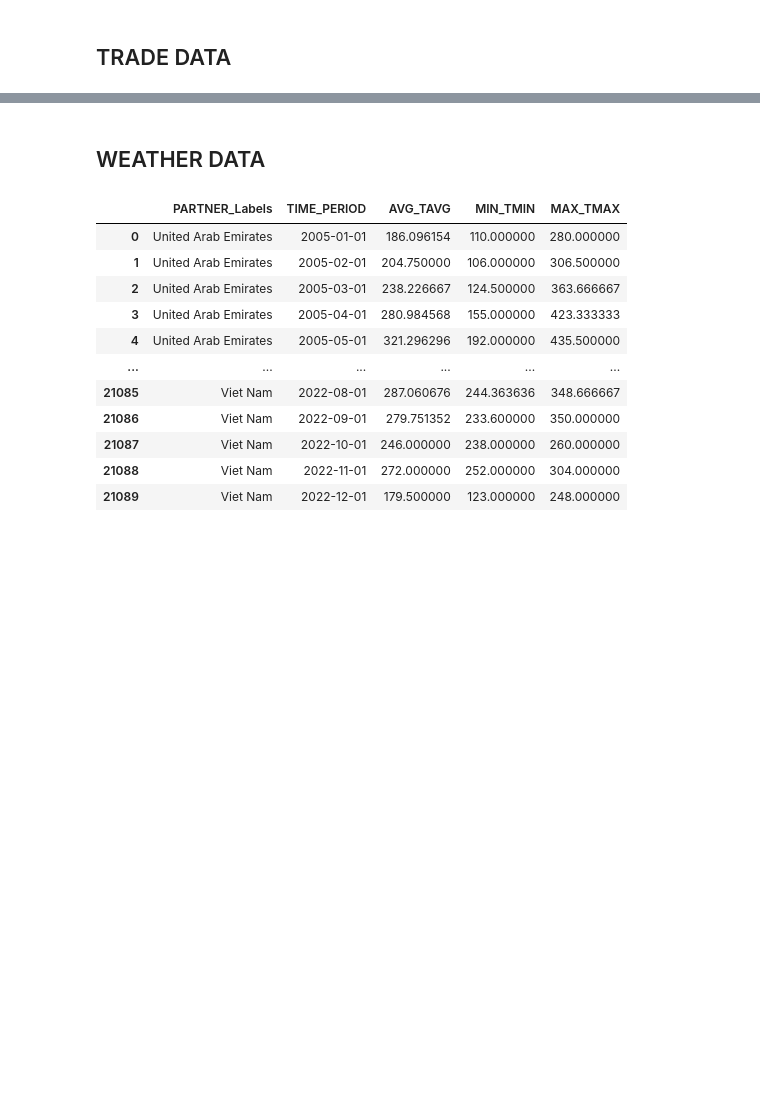
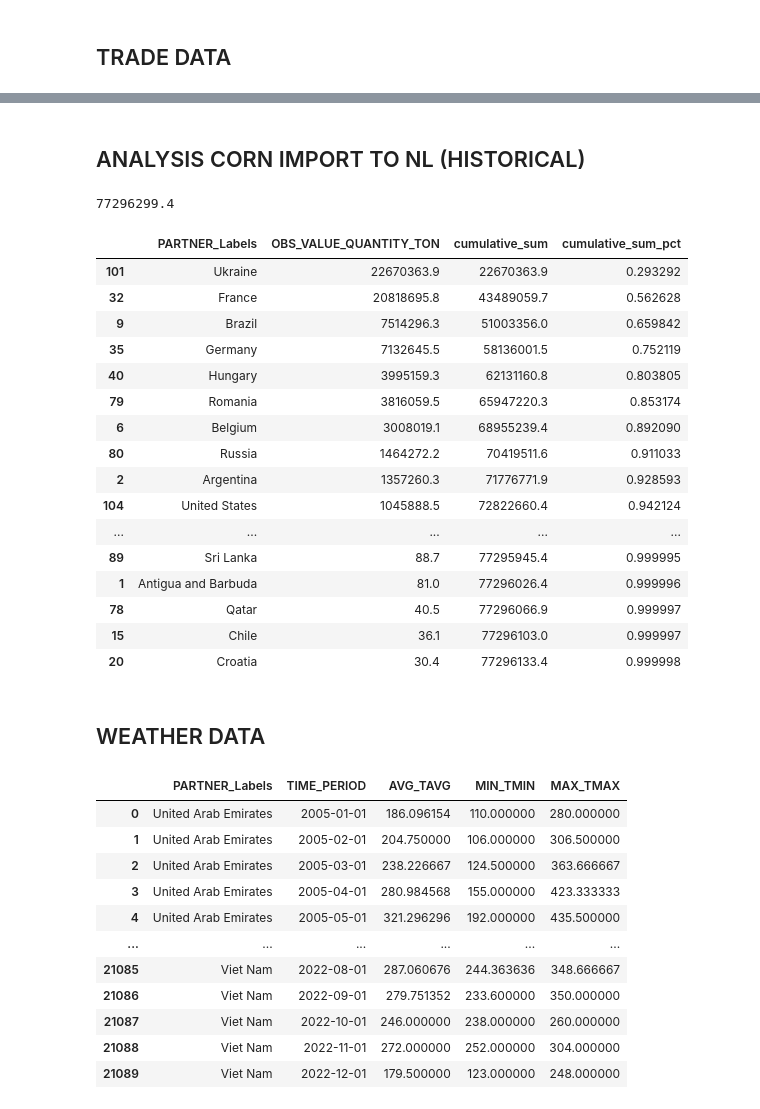
Before and after one commit to Gogonemnem/erasmus-university-rotterdam-assignments, a Jupyter notebook: code/notebooks/Bas/MAIZE - Data cleaning - full dataframe.ipynb, the cells around one changed output, grey strips where cells are left out. Cells and saved outputs as stored; diff of their text form; code cells hidden in the pictures; blank space fills up the shorter version.

Commit message:
One data frame ("df_maize_corn_trade_weather_futures") for MAIZE CORN without macroeconomic indicators (Martijn)

```diff
--- a/code/notebooks/Bas/MAIZE - Data cleaning - full dataframe.ipynb
+++ b/code/notebooks/Bas/MAIZE - Data cleaning - full dataframe.ipynb
@@ -66,3 +82,45 @@ df_maize['product'] = 'maize'
+# %% [markdown]
+## ANALYSIS CORN IMPORT TO NL (HISTORICAL)
+# %%
+df_maize_corn_0['TIME_PERIOD'] = pd.to_datetime(df_maize_corn_0['TIME_PERIOD'])
+mask = (df_maize_corn_0['TIME_PERIOD'] >= '2005-01-01') & (df_maize_corn_0['TIME_PERIOD'] <= '2022-10-01')
+df_filtered = df_maize_corn_0.loc[mask]
+total = df_filtered['OBS_VALUE_QUANTITY_TON'].sum()
+
+total
+# %% [output]
+77296299.4
+# %%
+df_maize_corn_0['TIME_PERIOD'] = pd.to_datetime(df_maize_corn_0['TIME_PERIOD'])
+mask = (df_maize_corn_0['TIME_PERIOD'] >= '2005-01-01') & (df_maize_corn_0['TIME_PERIOD'] <= '2022-10-01')
+df_filtered = df_maize_corn_0.loc[mask]
+
+grouped = df_filtered.groupby('PARTNER_Labels')['OBS_VALUE_QUANTITY_TON'].sum().reset_index()
+grouped = grouped.sort_values(by='OBS_VALUE_QUANTITY_TON', ascending=False)
+grouped['cumulative_sum'] = grouped['OBS_VALUE_QUANTITY_TON'].cumsum()
+grouped['cumulative_sum_pct'] = grouped['cumulative_sum'] / grouped['OBS_VALUE_QUANTITY_TON'].sum()
+
+grouped.head(50)
+
+#print("The top", top_x, "PARTNER_Labels cover 80% of the market.")
+# %% [output]
+|  | PARTNER_Labels | OBS_VALUE_QUANTITY_TON | cumulative_sum | cumulative_sum_pct |
+| 101 | Ukraine | 22670363.9 | 22670363.9 | 0.293292 |
+| 32 | France | 20818695.8 | 43489059.7 | 0.562628 |
+| 9 | Brazil | 7514296.3 | 51003356.0 | 0.659842 |
+| 35 | Germany | 7132645.5 | 58136001.5 | 0.752119 |
+| 40 | Hungary | 3995159.3 | 62131160.8 | 0.803805 |
+| 79 | Romania | 3816059.5 | 65947220.3 | 0.853174 |
+| 6 | Belgium | 3008019.1 | 68955239.4 | 0.892090 |
+| 80 | Russia | 1464272.2 | 70419511.6 | 0.911033 |
+| 2 | Argentina | 1357260.3 | 71776771.9 | 0.928593 |
+| 104 | United States | 1045888.5 | 72822660.4 | 0.942124 |
+| ... | ... | ... | ... | ... |
+| 89 | Sri Lanka | 88.7 | 77295945.4 | 0.999995 |
+| 1 | Antigua and Barbuda | 81.0 | 77296026.4 | 0.999996 |
+| 78 | Qatar | 40.5 | 77296066.9 | 0.999997 |
+| 15 | Chile | 36.1 | 77296103.0 | 0.999997 |
+| 20 | Croatia | 30.4 | 77296133.4 | 0.999998 |
 # %% [markdown]
 ## WEATHER DATA
 # %%
```
Also changed, not shown: parts of 3 cells of this notebook.
